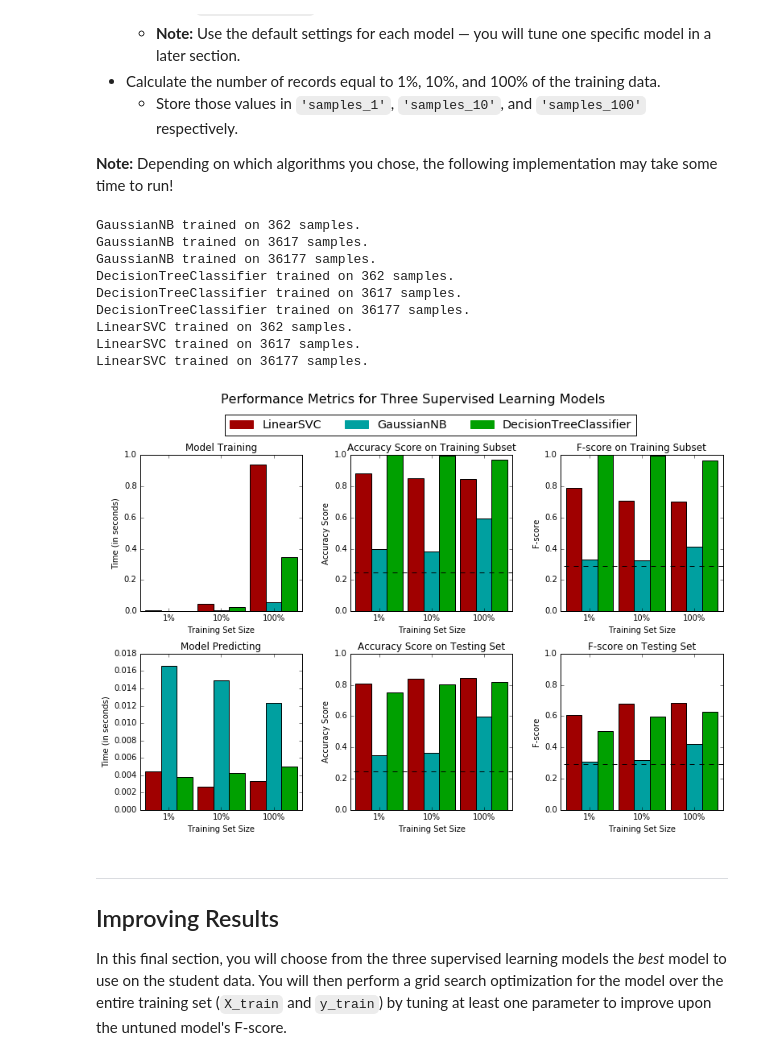
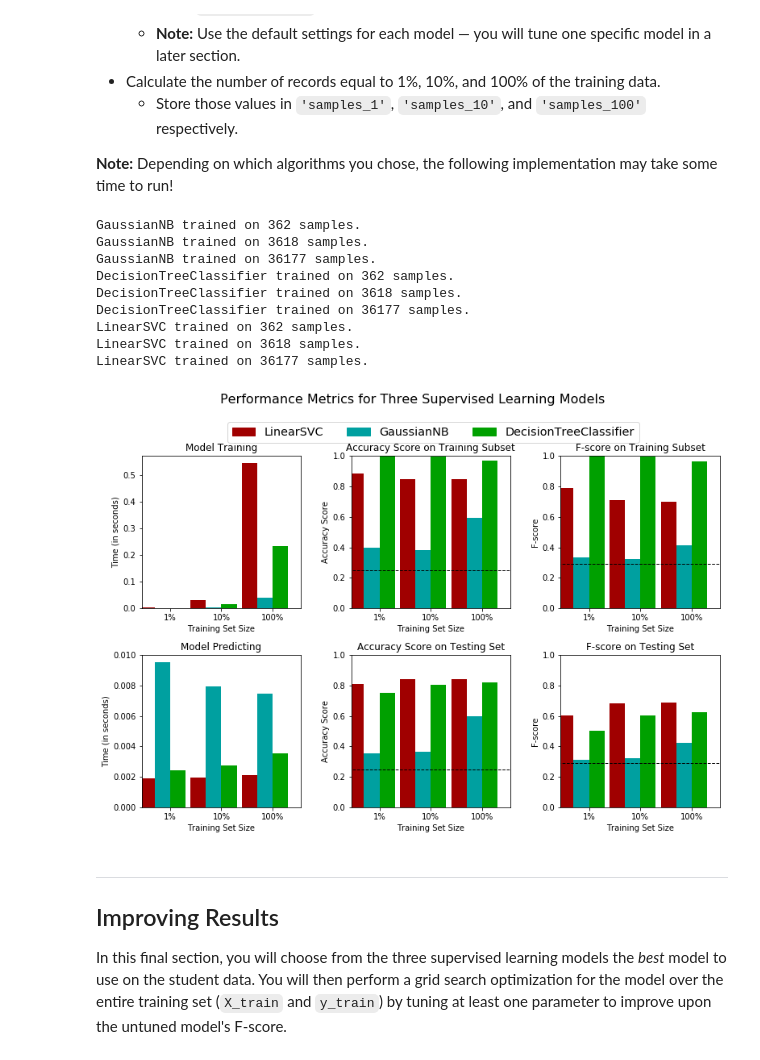
Before and after one commit to canyon289/machine-learning, a Jupyter notebook: projects/finding_donors/finding_donors.ipynb, the cells around one changed output. Drawn from its saved outputs; the diff is of its cells as text; code cells hidden in the pictures.

```diff
--- a/projects/finding_donors/finding_donors.ipynb
+++ b/projects/finding_donors/finding_donors.ipynb
@@ -408,39 +417,39 @@ from sklearn.tree import DecisionTreeClassifier
 from sklearn.svm import LinearSVC
 # TODO: Initialize the three models
 clf_A = GaussianNB()
 clf_B = DecisionTreeClassifier()
 clf_C = LinearSVC()
 
 # TODO: Calculate the number of samples for 1%, 10%, and 100% of the training data
 # HINT: samples_100 is the entire training set i.e. len(y_train)
 # HINT: samples_10 is 10% of samples_100
 # HINT: samples_1 is 1% of samples_100
 samples_100 = len(y_train)
-samples_10 = 3617
-samples_1 = 362
+samples_10 = int(round(samples_100/10))
+samples_1 = int(round(samples_100/100))
 
 # Collect results on the learners
 results = {}
 for clf in [clf_A, clf_B, clf_C]:
     clf_name = clf.__class__.__name__
     results[clf_name] = {}
     for i, samples in enumerate([samples_1, samples_10, samples_100]):
         results[clf_name][i] = \
         train_predict(clf, samples, X_train, y_train, X_test, y_test)
 
 # Run metrics visualization for the three supervised learning models chosen
 vs.evaluate(results, accuracy, fscore)
 # %% [output]
 GaussianNB trained on 362 samples.
-GaussianNB trained on 3617 samples.
+GaussianNB trained on 3618 samples.
 GaussianNB trained on 36177 samples.
 DecisionTreeClassifier trained on 362 samples.
-DecisionTreeClassifier trained on 3617 samples.
+DecisionTreeClassifier trained on 3618 samples.
 DecisionTreeClassifier trained on 36177 samples.
 LinearSVC trained on 362 samples.
-LinearSVC trained on 3617 samples.
+LinearSVC trained on 3618 samples.
 LinearSVC trained on 36177 samples.
-[figure, old version]
+[figure, new version]
 # %% [markdown]
 ----
 ## Improving Results
```
Also changed, not shown: parts of 14 cells of this notebook, 1 other file.
